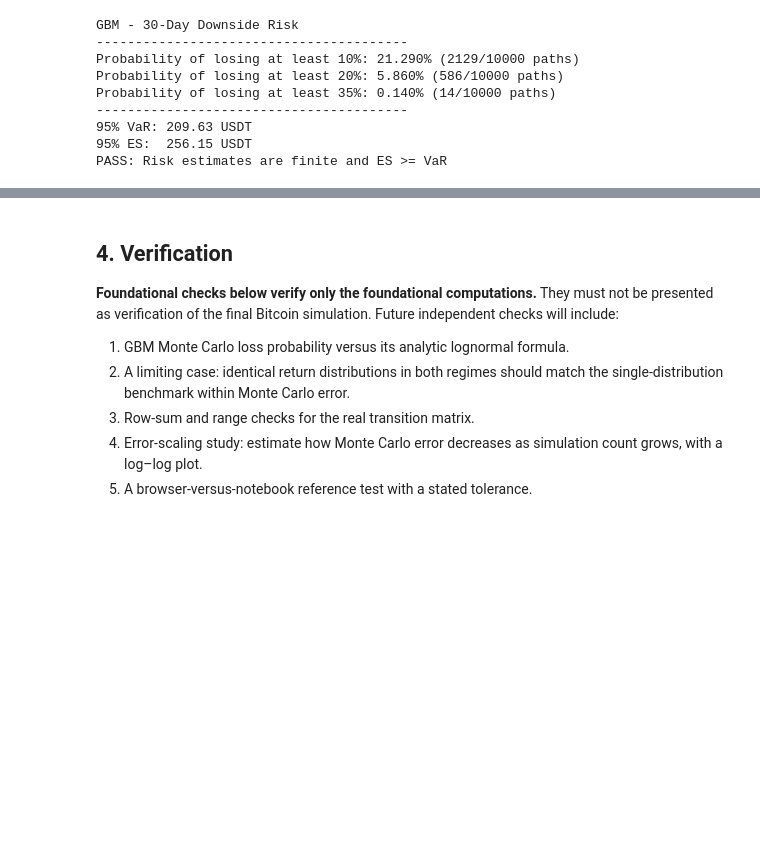
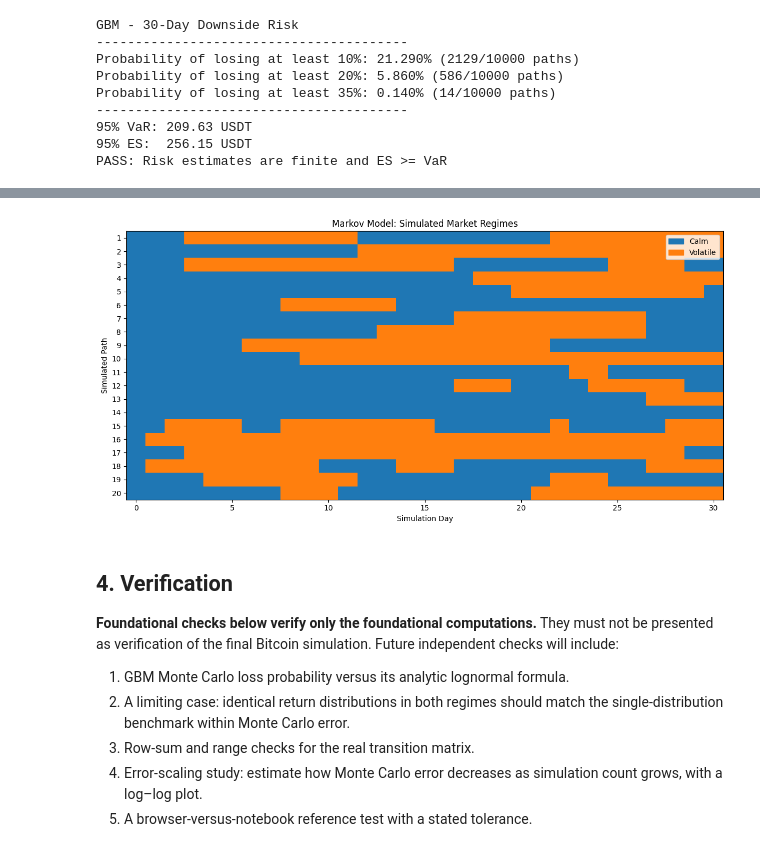
Before and after one commit to it23372726/cryptorisk-lab, a Jupyter notebook: notebook/cryptorisk-lab.ipynb, the cells around one changed output, grey strips where cells are left out. Cells and saved outputs as stored; diff of their text form; code cells hidden in the pictures; blank space fills up the shorter version.

```diff
--- a/notebook/cryptorisk-lab.ipynb
+++ b/notebook/cryptorisk-lab.ipynb
@@ -913,3 +1835,51 @@ PASS: Risk estimates are finite and ES >= VaR
+# %%
+
+# Day 4 - Step 7C: Visualise simulated market regimes
+
+from matplotlib.colors import ListedColormap
+from matplotlib.patches import Patch
+
+# First 20 simulated paths across Day 0 to Day 30.
+sample_states = markov_states[:20]
+
+regime_cmap = ListedColormap([
+    "tab:blue",
+    "tab:orange"
+])
+
+plt.figure(figsize=(12, 6))
+
+plt.imshow(
+    sample_states,
+    cmap=regime_cmap,
+    vmin=0,
+    vmax=1,
+    aspect="auto",
+    interpolation="nearest"
+)
+
+plt.title("Markov Model: Simulated Market Regimes")
+plt.xlabel("Simulation Day")
+plt.ylabel("Simulated Path")
+
+plt.xticks(np.arange(0, 31, 5))
+plt.yticks(
+    np.arange(20),
+    np.arange(1, 21)
+)
+
+plt.legend(
+    handles=[
+        Patch(color="tab:blue", label="Calm"),
+        Patch(color="tab:orange", label="Volatile")
+    ],
+    loc="upper right"
+)
+
+plt.tight_layout()
+plt.show()
+# %% [output]
+[figure, added]
 # %% [markdown]
 ## 4. Verification
 
```
Also changed, not shown: parts of 17 cells of this notebook.
